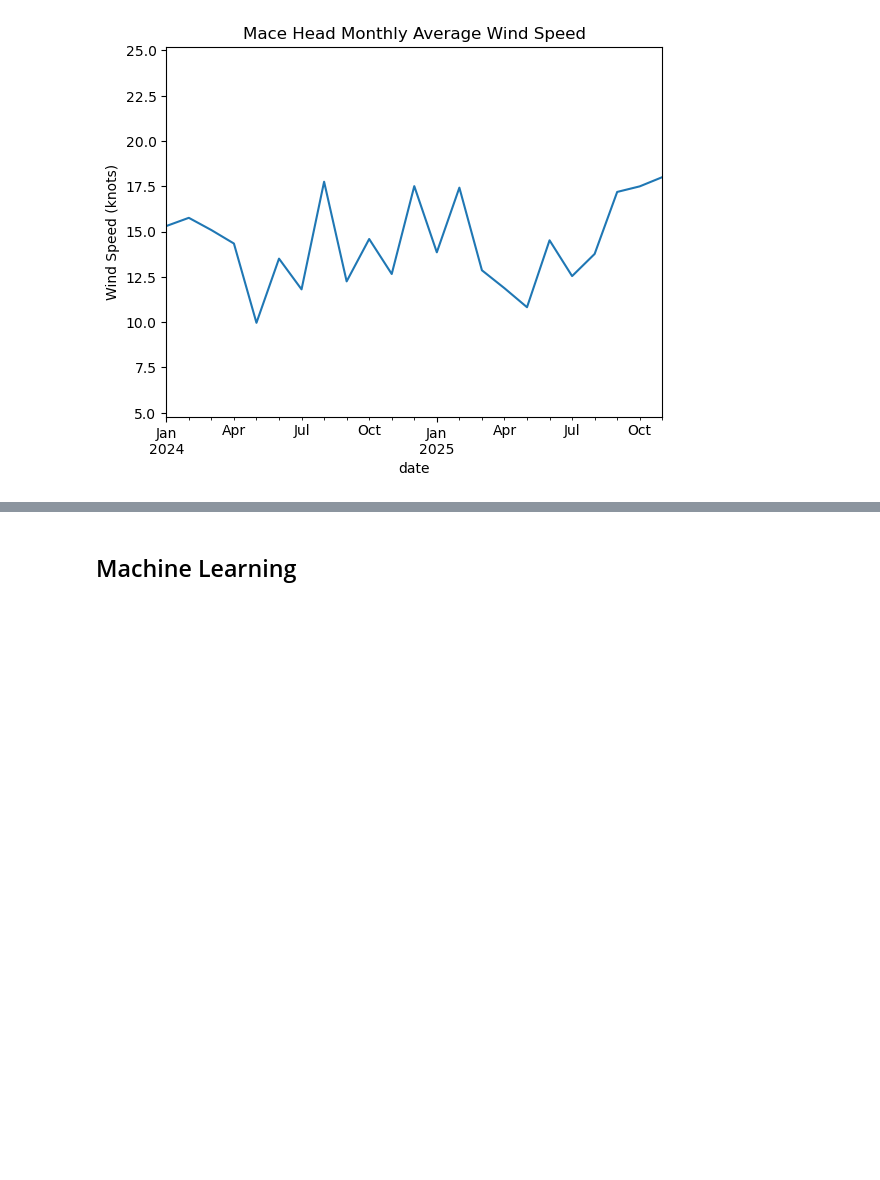
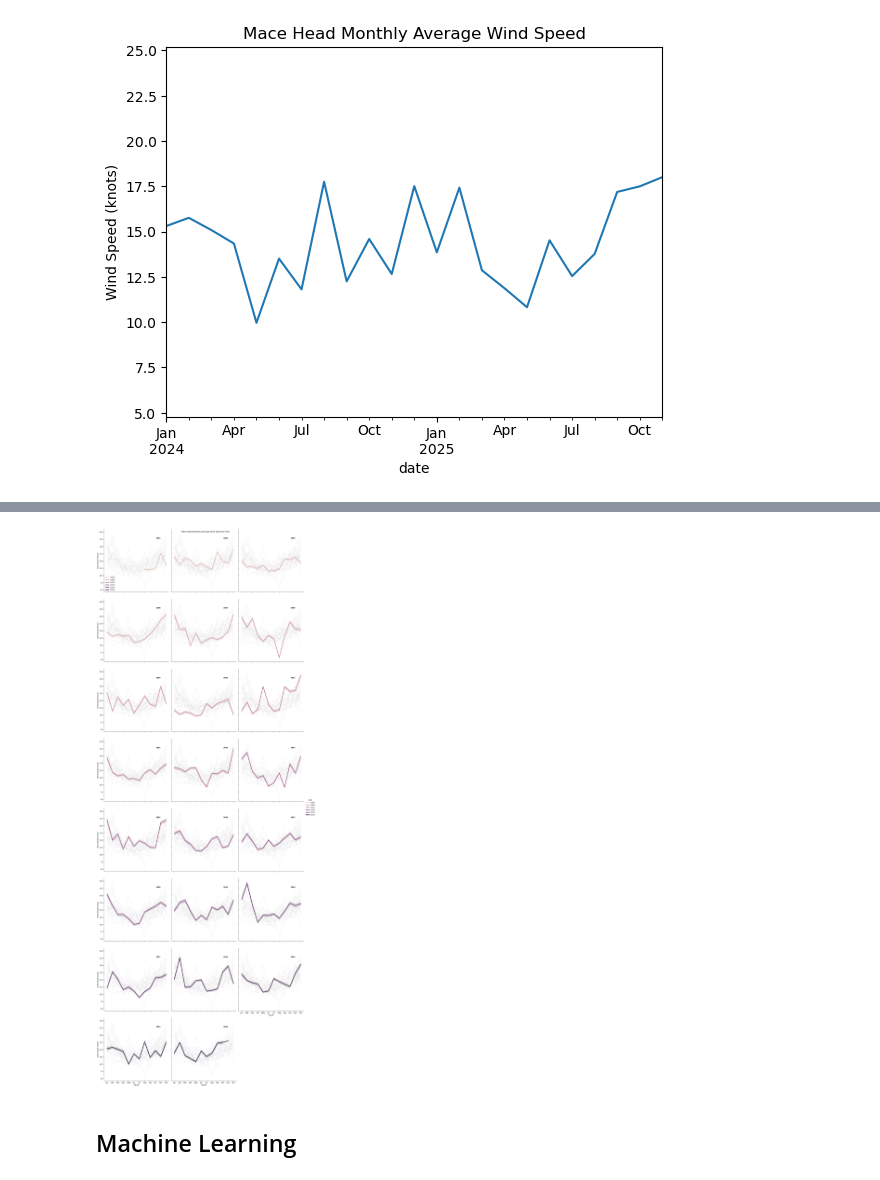
Before and after one commit to CeamanCollins/PFDA, a Jupyter notebook: project/project.ipynb, the cells around one changed output, grey strips where cells are left out. Saved outputs shown, nothing was run; the diff lists cells and outputs as text; code cells hidden in the pictures; blank space fills up the shorter version.

```diff
--- a/project/project.ipynb
+++ b/project/project.ipynb
@@ -86,0 +89,3 @@ plt.close()
+# %%
+months = {1:'Jan', 2:'Feb', 3:'Mar', 4:'Apr', 5:'May', 6:'Jun',
+          7:'Jul', 8:'Aug', 9:'Sep', 10:'Oct', 11:'Nov', 12:'Dec'}
@@ -87,3 +99,19 @@ plt.close()
+# %%
+rel = sns.relplot(data=mace_head, x=mace_head.index.month, y='wdsp', kind='line', height=6, aspect=1, hue=mace_head.index.year, col=mace_head.index.year, col_wrap=3, linewidth=4)
+rel.set_axis_labels('Month', 'Wind Speed (knots)')
+rel.set(xticks=list(months.keys()), xticklabels=list(months.values()))
+rel.figure.suptitle('Mace Head Monthly Average Wind Speed by Year', y=0.99)
+
+for year, ax in rel.axes_dict.items():
+    ax.text(.8, .85, year, transform=ax.transAxes, fontweight="bold")
+    ax.title.set_text('')
+
+    sns.lineplot(
+        data=pd.DataFrame(mace_head_wdsp_resampled), x=mace_head_wdsp_resampled.index.month, y='wdsp', units=mace_head_wdsp_resampled.index.year,
+        estimator=None, color=".7", linewidth=1, ax=ax, alpha=0.3
+    )
+# %% [output]
+[figure, added]
 # %% [markdown]
 ## Machine Learning
 # %% [markdown]
```
Also changed, not shown: parts of 16 cells of this notebook.
